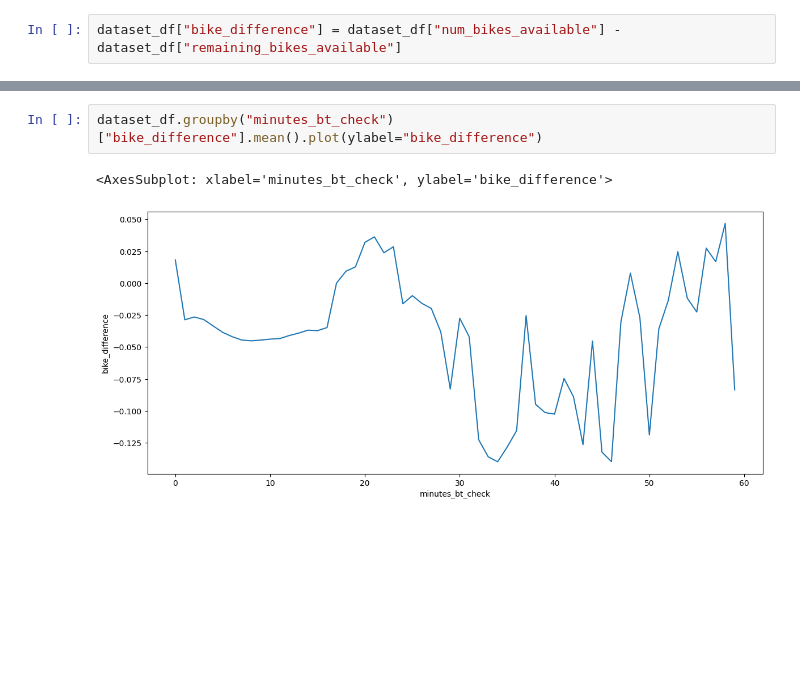
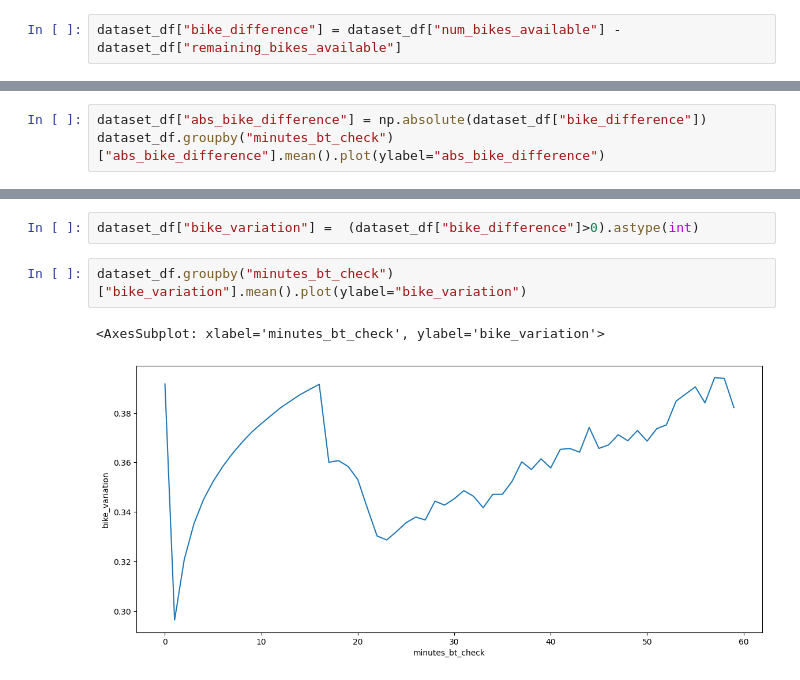
Before and after one commit to BicisBA/research, a Jupyter notebook: notebooks/minutes_bt_check.ipynb, the cells around one changed output, grey strips where cells are left out. Cells and saved outputs as stored; diff of their text form; blank space fills up the shorter version.

```diff
--- a/notebooks/minutes_bt_check.ipynb
+++ b/notebooks/minutes_bt_check.ipynb
@@ -88,0 +89,3 @@ sns.histplot(dataset_df.sample(n=500000), x="bike_difference")
+# %%
+dataset_df["abs_bike_difference"] = np.absolute(dataset_df["bike_difference"])
+dataset_df.groupby("minutes_bt_check")["abs_bike_difference"].mean().plot(ylabel="abs_bike_difference")
@@ -89,5 +95,7 @@ sns.histplot(dataset_df.sample(n=500000), x="bike_difference")
+# %%
+dataset_df["bike_variation"] =  (dataset_df["bike_difference"]>0).astype(int)
 # %%
-dataset_df.groupby("minutes_bt_check")["bike_difference"].mean().plot(ylabel="bike_difference")
+dataset_df.groupby("minutes_bt_check")["bike_variation"].mean().plot(ylabel="bike_variation")
 # %% [output]
-<AxesSubplot: xlabel='minutes_bt_check', ylabel='bike_difference'>
+<AxesSubplot: xlabel='minutes_bt_check', ylabel='bike_variation'>
-[figure, old version]
+[figure, new version]
```
Also changed, not shown: parts of 4 cells of this notebook, 9 other files.
